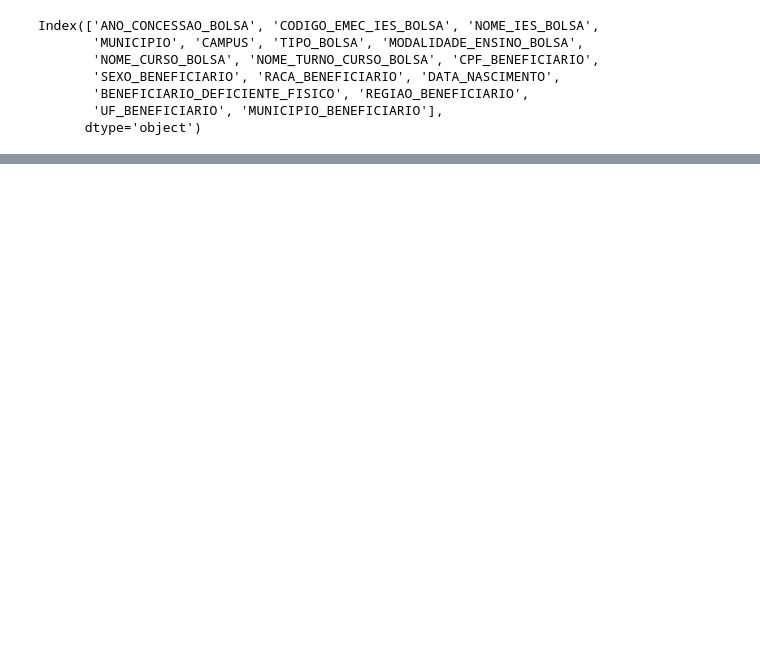
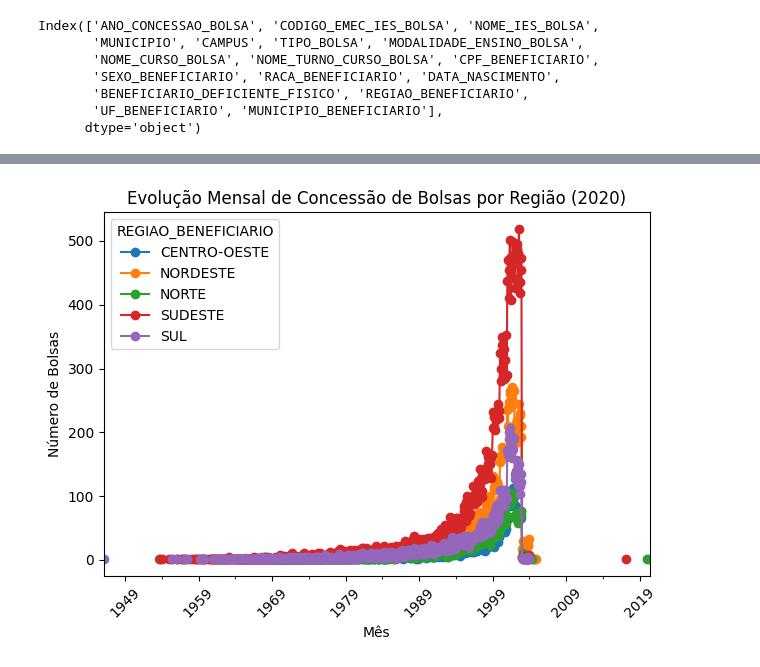
Before and after one commit to Helionaydias/Desafio-Python-Kick, a Jupyter notebook: projetoPython/projeto_python.ipynb, the cells around one changed output, grey strips where cells are left out. Drawn from its saved outputs; the diff is of its cells as text; code cells hidden in the pictures; blank space fills up the shorter version.

```diff
--- a/projetoPython/projeto_python.ipynb
+++ b/projetoPython/projeto_python.ipynb
@@ -133,0 +97,19 @@ Relatório PDF gerado com sucesso!
+# %%
+# Gráfico de Linhas - Evolução Mensal de Concessão de Bolsas
+
+# Convertendo a coluna de data de concessão para o formato datetime
+df['DATA_NASCIMENTO'] = pd.to_datetime(df['DATA_NASCIMENTO'], errors='coerce')
+
+# Agrupando por mês e região
+bolsas_por_mes_regiao = df.groupby([df['DATA_NASCIMENTO'].dt.to_period('M'), 'REGIAO_BENEFICIARIO']).size().unstack()
+# Gerando gráfico de linhas
+bolsas_por_mes_regiao.plot(kind='line', marker='o')
+plt.title('Evolução Mensal de Concessão de Bolsas por Região (2020)')
+plt.xlabel('Mês')
+plt.ylabel('Número de Bolsas')
+plt.xticks(rotation=45)
+plt.tight_layout()
+plt.savefig('evolucao_mensal_bolsas_por_regiao.png')
+plt.show()
+# %% [output]
+[figure, added]
```
Also changed, not shown: parts of 17 cells of this notebook, 14 other files.
